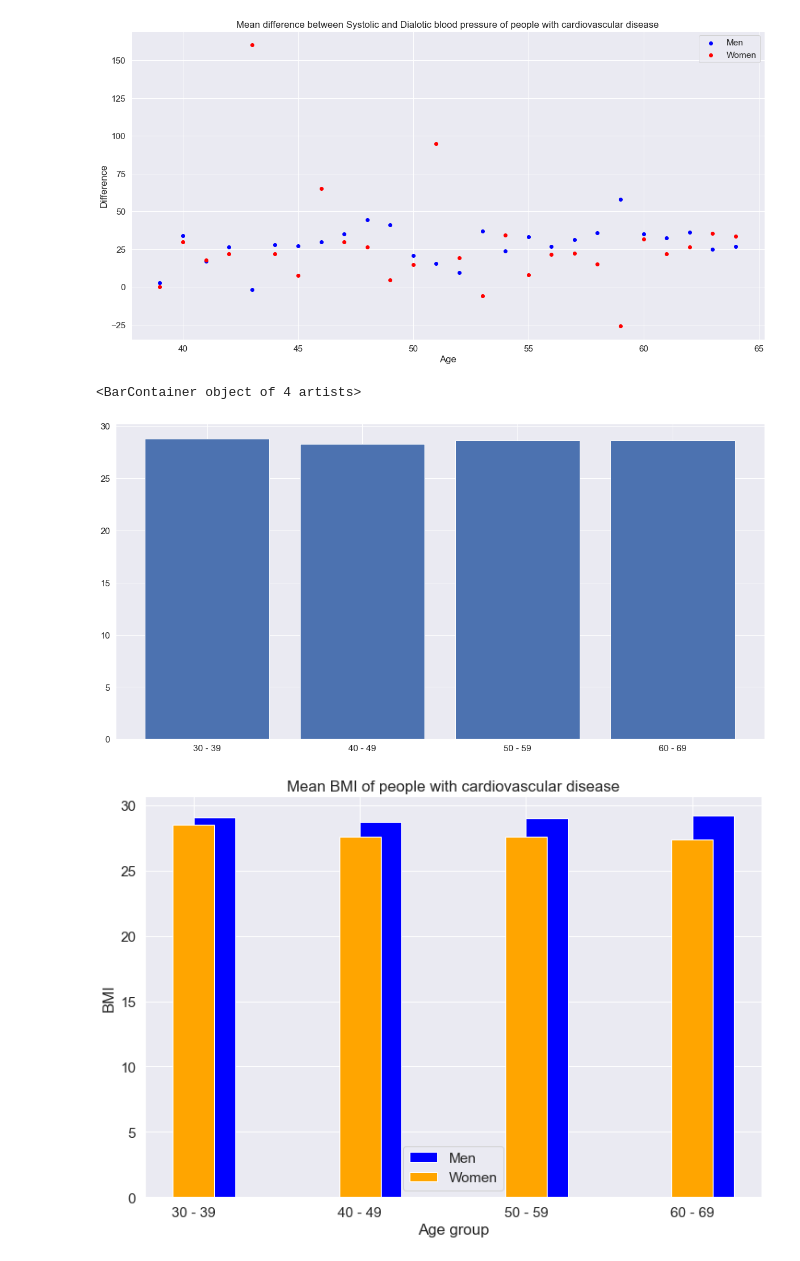
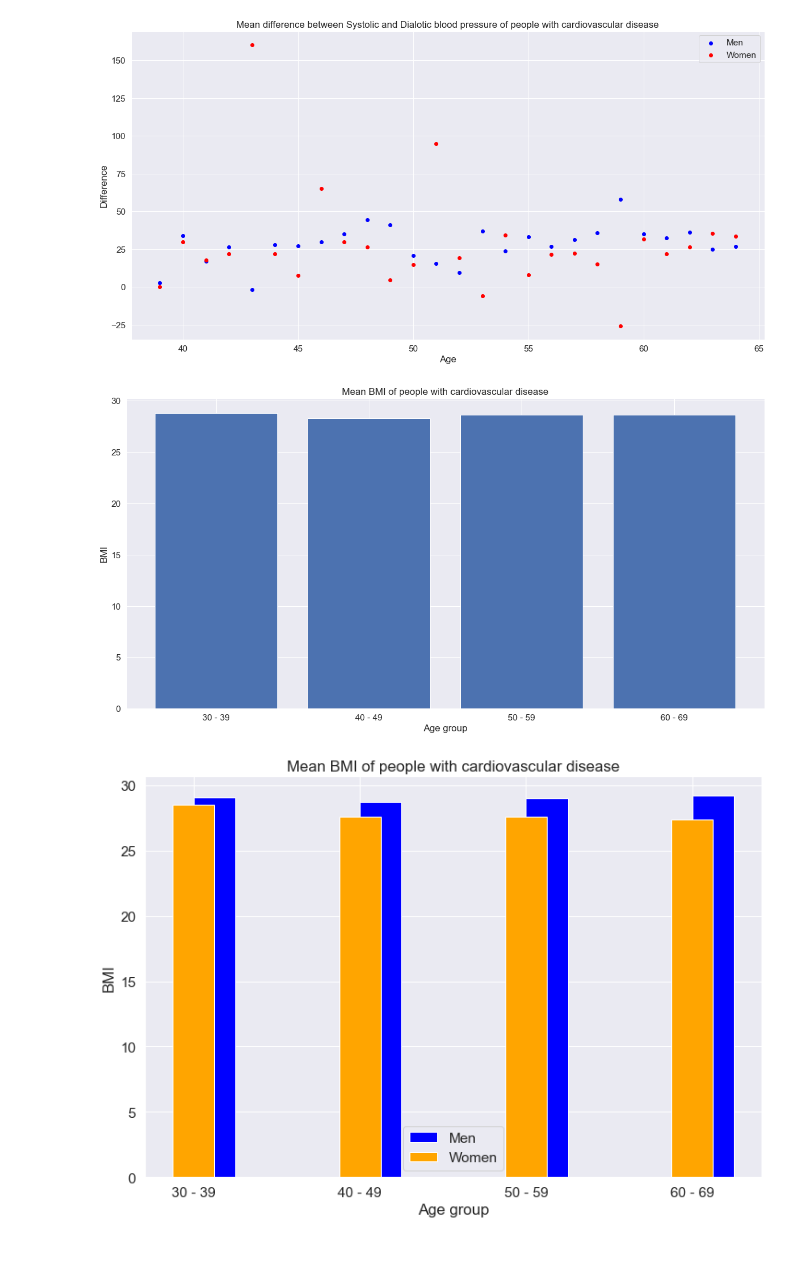
Before and after one commit to AustinTD4/Group-5-PBD, a Jupyter notebook: ML Techniques 3.ipynb, the cells around one changed output. Saved outputs shown, nothing was run; the diff lists cells and outputs as text; code cells hidden in the pictures.

```diff
--- a/ML Techniques 3.ipynb
+++ b/ML Techniques 3.ipynb
@@ -332,32 +332,34 @@ plt.show()
 # %%
 def avg_bmi_age_groups_cardio(df):
     df = df.loc[df.cardio == 1]
     mini = int(df['age'].min())
     # print(mini)
     if(mini % 10 != 0):
         mini = int(mini - (mini % 10))
     # print(mini)
 
     maxi = int(df['age'].max())
     # print(maxi)
     if(maxi % 10 != 0):
         maxi = int(maxi + (10 - (maxi % 10)))
     # print(maxi)
     results = []
 
     for i in range(mini, maxi, 10):
         # print(df.loc[df.age >= i].loc[df.age < i + 10 ])
         mm = df.loc[df.age >= i].loc[df.age < i + 10 ].BMI.mean()
         results.append([round(mm,1), str(i) + ' - ' + str(i+9)])
     return results
 
 # print(avg_bmi_age_groups_cardio(df))
 ddif, aages = separate_data(avg_bmi_age_groups_cardio(df))
-
 plt.bar(aages,ddif)
+plt.ylabel("BMI")
+plt.xlabel('Age group')
+plt.title('Mean BMI of people with cardiovascular disease')
+plt.show()
 # %% [output]
-<BarContainer object of 4 artists>
-[figure, old version]
+[figure, new version]
 # %%
 # print('Men:',avg_bmi_age_groups_cardio(df.loc[df.gender_2 == 1]))
 # print('Women:',avg_bmi_age_groups_cardio(df.loc[df.gender_1 == 1]))
```
Also changed, not shown: parts of 1 cell of this notebook.
